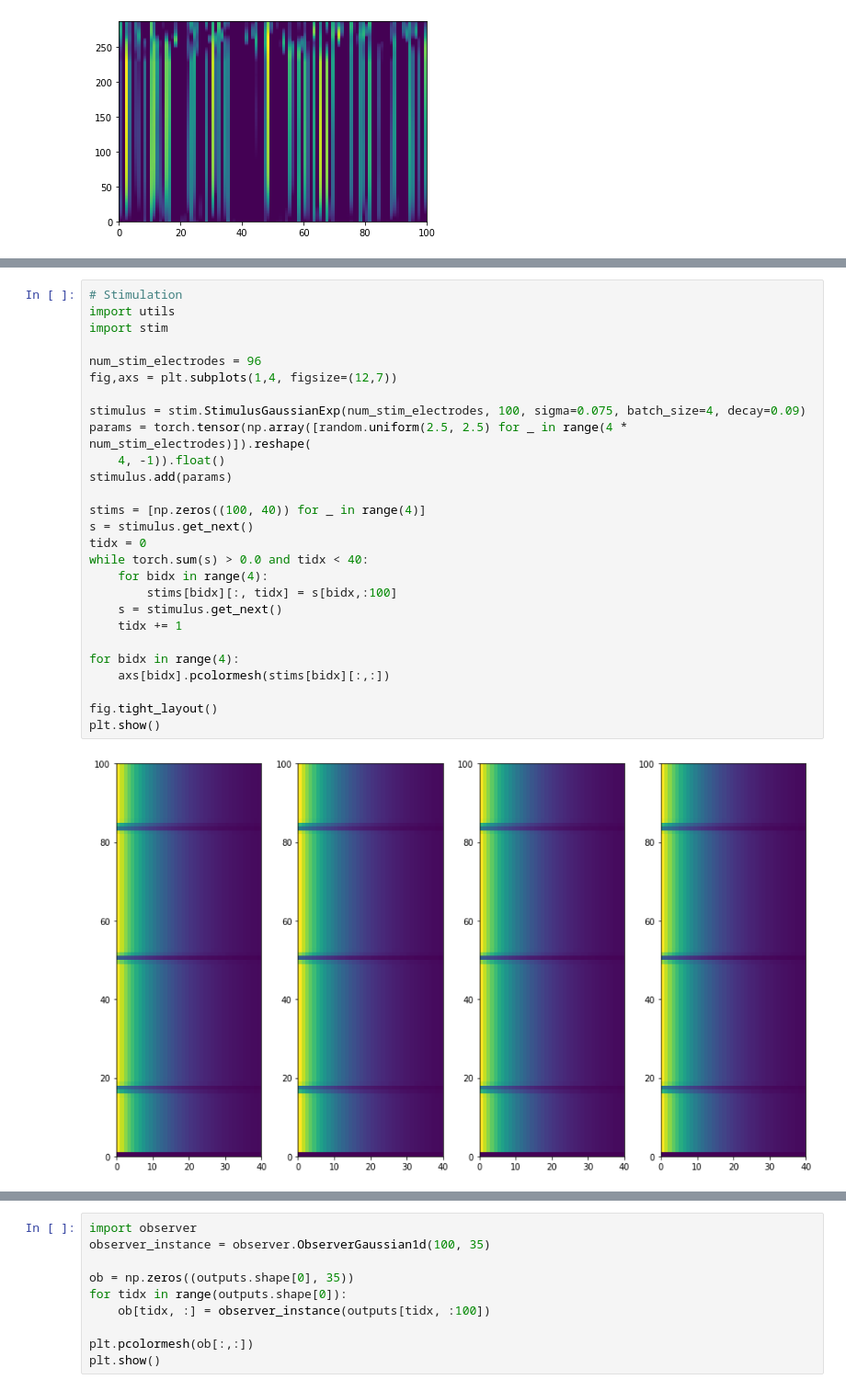
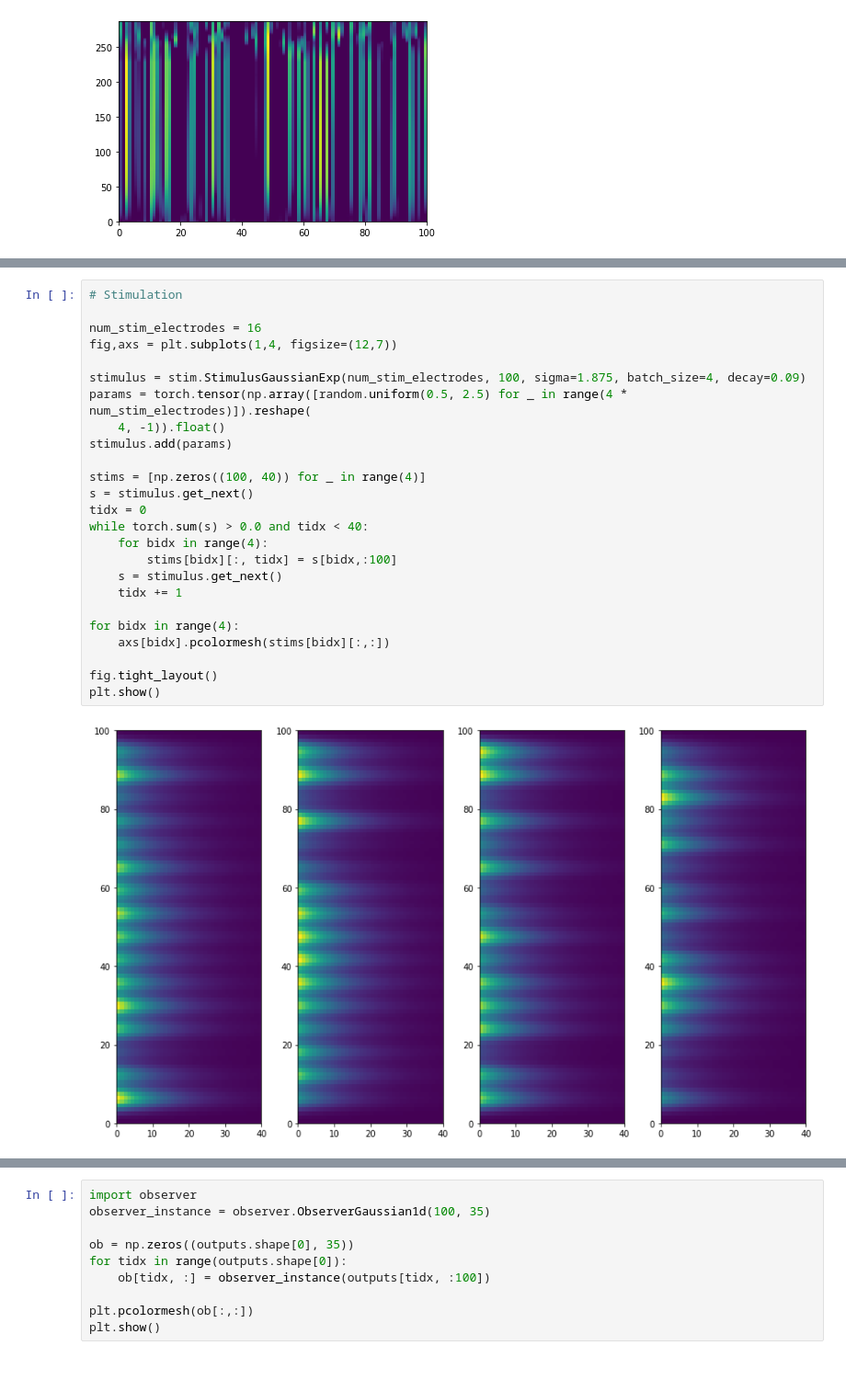
Before and after one commit to mmattb/coproc-poc, a Jupyter notebook: grasp-coproc.ipynb, the cells around one changed output, grey strips where cells are left out. Shown at 92% size. Saved outputs shown, nothing was run; the diff lists cells and outputs as text.

```diff
--- a/grasp-coproc.ipynb
+++ b/grasp-coproc.ipynb
@@ -234,30 +234,28 @@ plt.show()
 # %%
 # Stimulation
-import utils
-import stim
 
-num_stim_electrodes = 96
+num_stim_electrodes = 16
 fig,axs = plt.subplots(1,4, figsize=(12,7))
 
-stimulus = stim.StimulusGaussianExp(num_stim_electrodes, 100, sigma=0.075, batch_size=4, decay=0.09)
-params = torch.tensor(np.array([random.uniform(2.5, 2.5) for _ in range(4 * num_stim_electrodes)]).reshape(
+stimulus = stim.StimulusGaussianExp(num_stim_electrodes, 100, sigma=1.875, batch_size=4, decay=0.09)
+params = torch.tensor(np.array([random.uniform(0.5, 2.5) for _ in range(4 * num_stim_electrodes)]).reshape(
     4, -1)).float()
 stimulus.add(params)
 
 stims = [np.zeros((100, 40)) for _ in range(4)]
 s = stimulus.get_next()
 tidx = 0
 while torch.sum(s) > 0.0 and tidx < 40:
     for bidx in range(4):
         stims[bidx][:, tidx] = s[bidx,:100]
     s = stimulus.get_next()
     tidx += 1
 
 for bidx in range(4):
     axs[bidx].pcolormesh(stims[bidx][:,:])
 
 fig.tight_layout()
 plt.show()
 # %% [output]
-[figure, old version]
+[figure, new version]
 # %%
```
Also changed, not shown: parts of 10 cells of this notebook, 5 other files.
